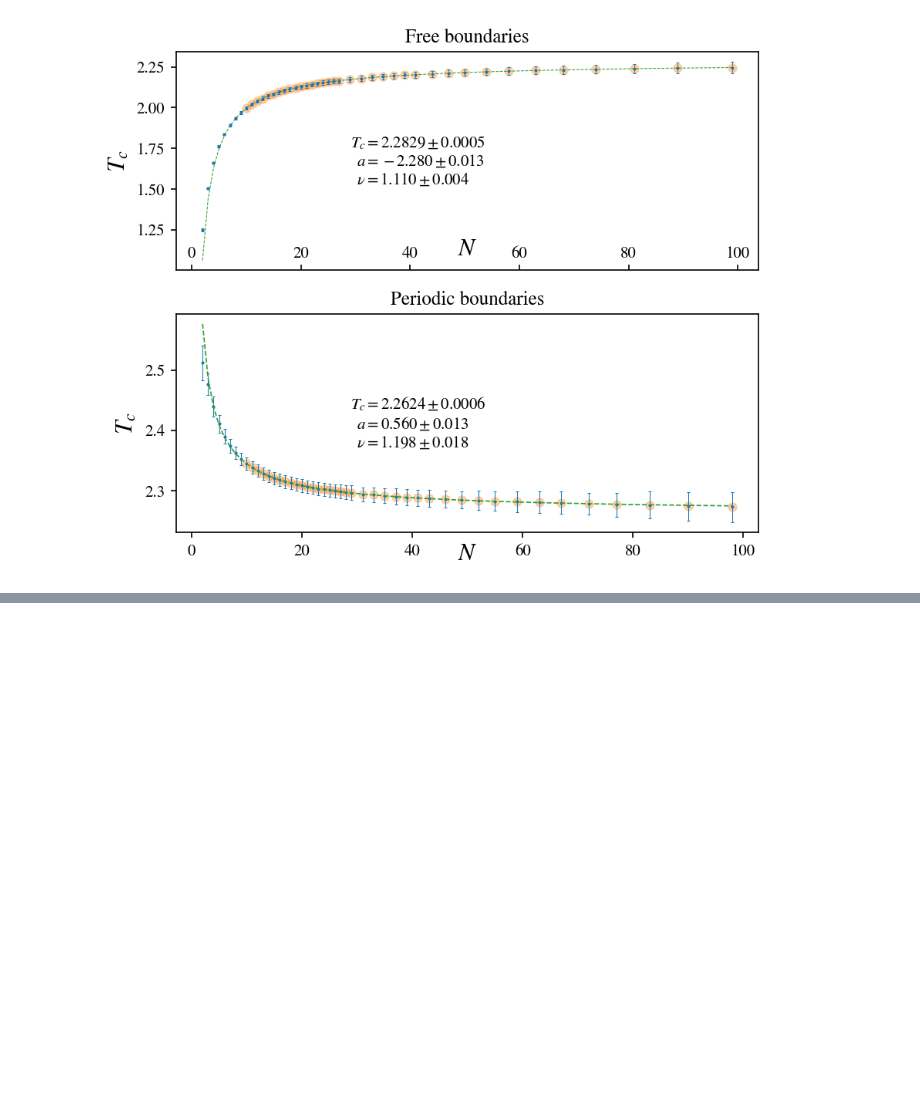
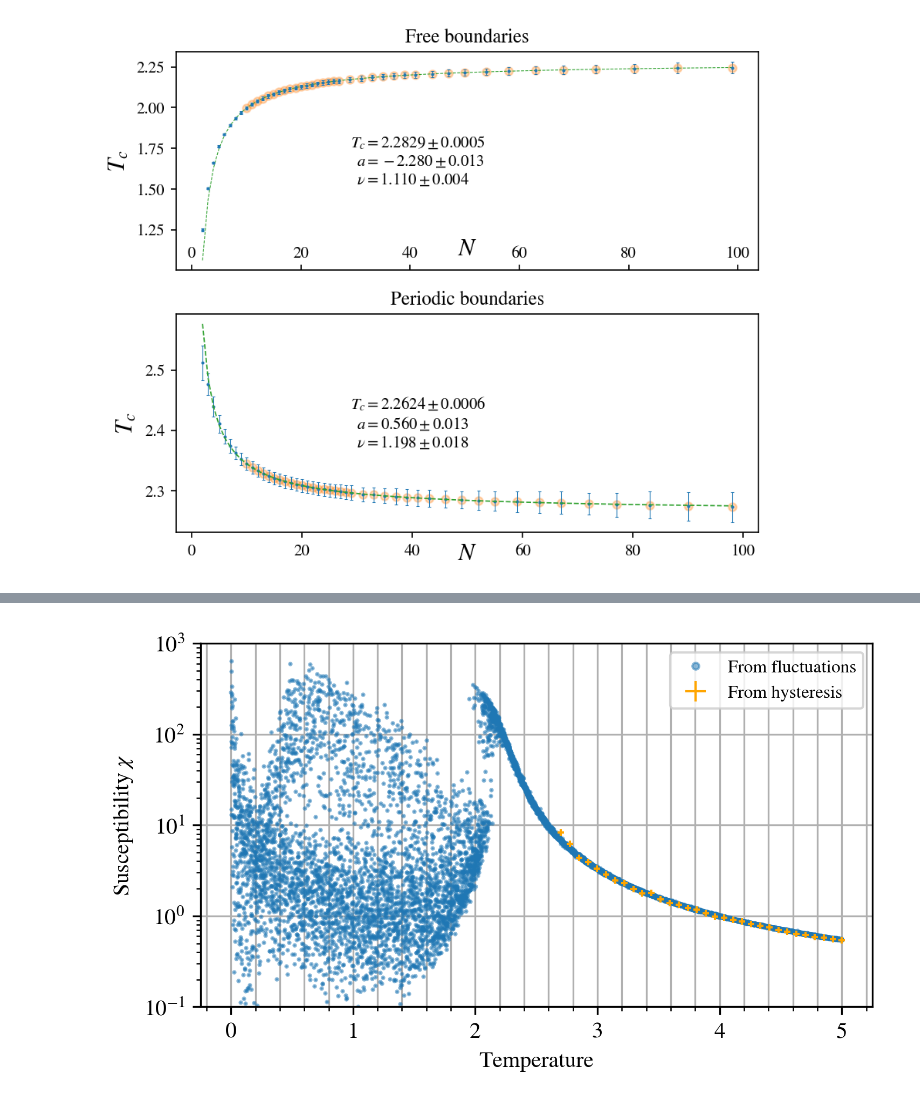
Before and after one commit to ashmat98/ising-model, a Jupyter notebook: python/Results.ipynb, the cells around one changed output, grey strips where cells are left out. Saved outputs shown, nothing was run; the diff lists cells and outputs as text; code cells hidden in the pictures; blank space fills up the shorter version.

```diff
--- a/python/Results.ipynb
+++ b/python/Results.ipynb
@@ -261,0 +310,33 @@ plt.savefig("figs/heatcapacity.pdf")
+# %%
+with open("dumps/susceptibility-N32-4e7-v2.pkl", "rb") as f:
+    results = pickle.load(f)
+with open("dumps/chi-from-Hysteresis.pkl", "rb") as f:
+    Ts1, Chis1 = pickle.load(f)
+# %%
+df = pd.DataFrame(results, columns=find_sigma_em.column_names)
+df["M^2"] = df.std_M**2 + df.mean_M**2
+df["xi1"] = (df["M^2"]-df["mean_abs_M"]**2)/df.N**2/df.temp
+df["xi"] = (df["M^2"]-df["mean_M"]**2)/df.N**2/df.temp
+# %%
+plt.figure(figsize=(5,3), dpi=300)
+plt.gca().set_yscale("log")
+plt.minorticks_on()
+plt.grid(which="both", axis="x")
+plt.grid(which="major", axis="y")
+
+plt.plot(df.temp, df.xi, alpha=0.5, marker=".", ms=2,lw=0, rasterized=True, label="From fluctuations")
+
+plt.ylim(0.1, 1000)
+# plt.plot(Ts1, Chis1, "o", ms=5, c="None", mec="orange", markeredgewidth=1)
+plt.plot(Ts1, Chis1, "+", ms=3, c="orange", markeredgewidth=1, label="From hysteresis")
+
+plt.ylabel('Susceptibility $\\chi$')
+plt.xlabel('Temperature')
+plt.legend( markerscale=3, fontsize=8)
+
+
+plt.tight_layout()
+plt.savefig("figs/susceptibility.pdf")
+plt.show()
+# %% [output]
+[figure, added]
```
Also changed, not shown: parts of 8 cells of this notebook, 9 other files.
